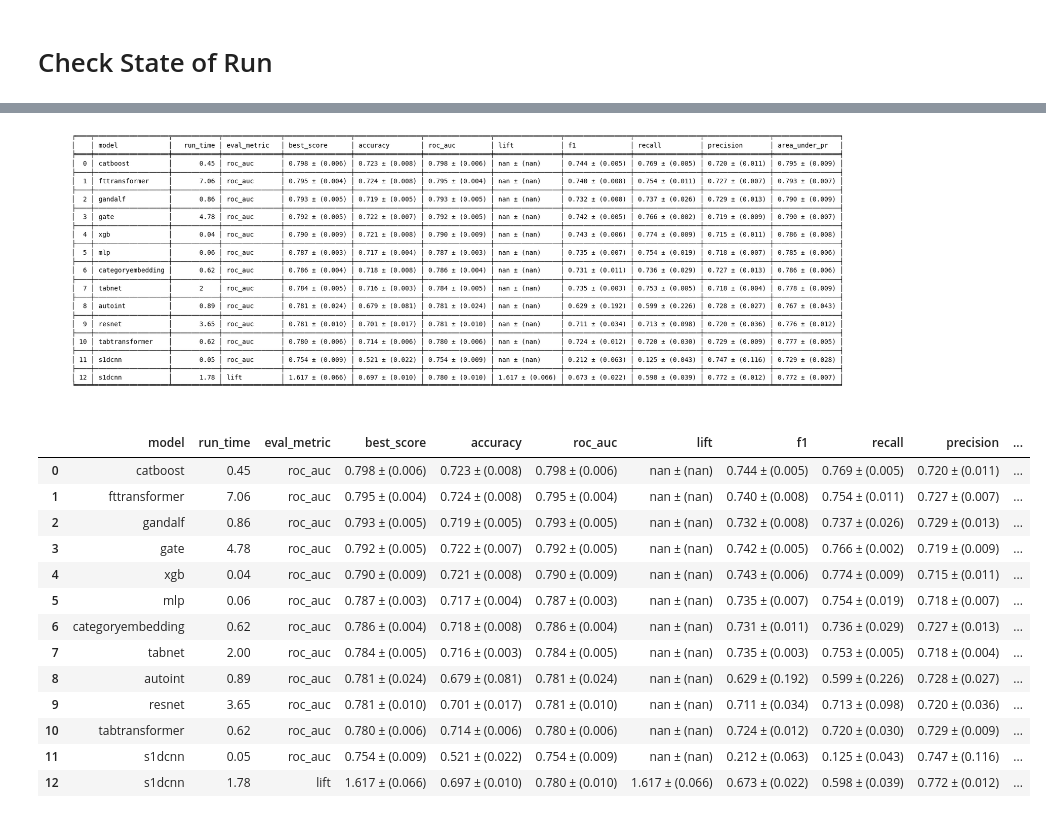
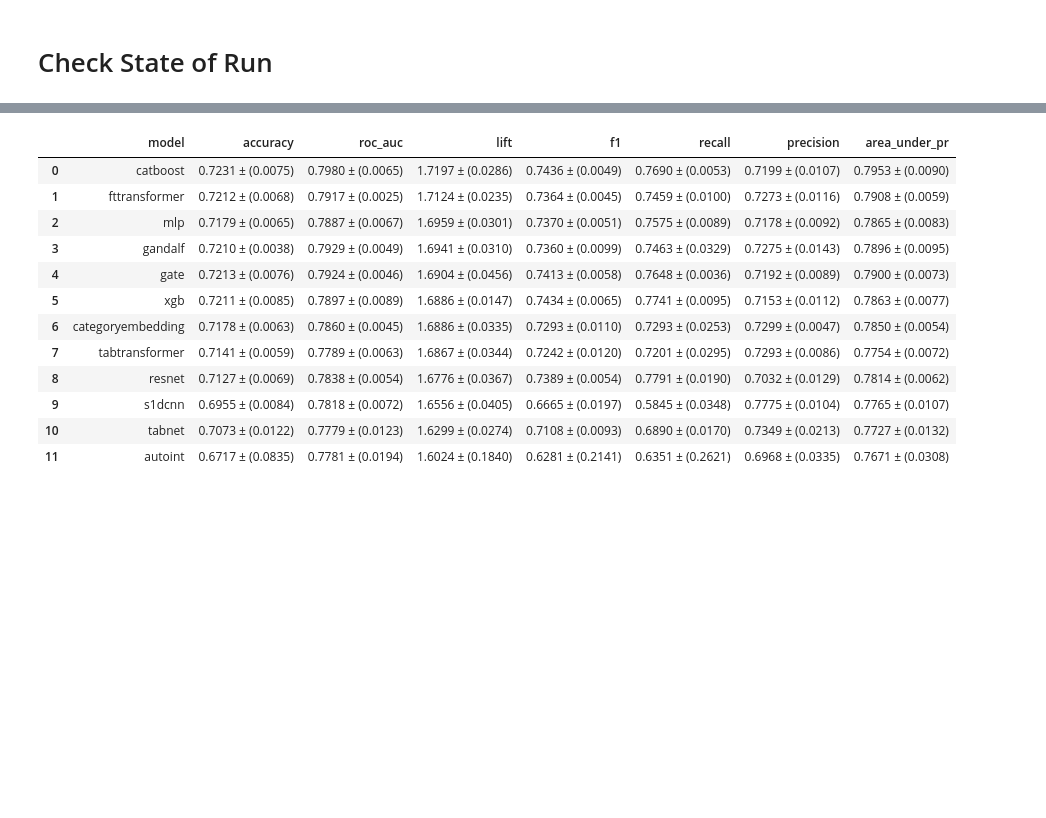
Before and after one commit to mdicio/AutoDeep, a Jupyter notebook: notebooks/ResultsExplorationBookDefault.ipynb, the cells around one changed output, grey strips where cells are left out. Drawn from its saved outputs; the diff is of its cells as text; code cells hidden in the pictures; blank space fills up the shorter version.

```diff
--- a/notebooks/ResultsExplorationBookDefault.ipynb
+++ b/notebooks/ResultsExplorationBookDefault.ipynb
@@ -12,10 +13,12 @@ import itertools
 pd.set_option("display.max_rows", None)
 pd.set_option("display.max_columns", None)
 # %%
-df = pd.read_csv(r"../output/DEFAULT_FINAL.csv")
+filename = "DEFAULT_FINAL"  ## insert the name of the file used in the runner.py
+df = pd.read_csv(r"../output/{filenanme}.csv")
 # %%
 # List of metric names
-metric_names = ["lift",
+metric_names = [
+    "lift",
     "f1",
     "mse",
     "accuracy",
@@ -24,13 +27,13 @@ metric_names = ["lift",
     "roc_auc",
     "area_under_pr",
     "r2_score",
-    "rmse"
+    "rmse",
 ]
 dataset = df.copy()
 # Create columns based on metric names
 # Convert string representations to dictionaries
 dataset["output_metrics"] = dataset["output_metrics"].apply(ast.literal_eval)
-dataset["run_time"] = dataset["run_time"].apply(lambda x: np.round(x/60, 2))
+dataset["run_time"] = dataset["run_time"].apply(lambda x: np.round(x / 60, 2))
 # Create columns based on metric names
 for metric in metric_names:
     dataset[metric] = dataset["output_metrics"].apply(
@@ -43,17 +46,18 @@ for metric in metric_names:
         lambda x: np.average(x) if isinstance(x, list) else np.nan
     )
 
-base_cols   = [
+base_cols = [
     "dataset",
     "model",
     "run_time",
     "eval_metric",
     "best_score",
     "score_std",
-    "output_metrics"]
+    "output_metrics",
+]
 
 base_cols += [i for i in metric_names]
-base_cols += [i+"_std" for i in metric_names]
+base_cols += [i + "_std" for i in metric_names]
 
 dataset = dataset[base_cols]
 # %%
@@ -235,24 +310,43 @@ make_results_table(best_df, dataset_name, display_cols, metric_cols, image_name
 # %%
-display_cols = ['model', 'run_time', 'eval_metric', 'best_score', 'accuracy','roc_auc', 'lift',
-                'f1','recall', 'precision', 'area_under_pr']
-metric_cols = ['accuracy','roc_auc', 'lift',
-                'f1','recall', 'precision', 'area_under_pr']
+display_cols = [
+    "model",
+    "accuracy",
+    "roc_auc",
+    "lift",
+    "f1",
+    "recall",
+    "precision",
+    "area_under_pr",
+]
+metric_cols = [
+    "accuracy",
+    "roc_auc",
+    "lift",
+    "f1",
+    "recall",
+    "precision",
+    "area_under_pr",
+]
 dataset_name = "heloc"
-make_results_table(best_df, dataset_name, display_cols, metric_cols, image_name = dataset_name, dpi = 1200)
+df = make_results_table(
+    best_df, dataset_name, display_cols, metric_cols, image_name=dataset_name, dpi=1200
+)
+# Apply the styling function to the specified columns
+styled_df = df.style.apply(highlight_max_row, subset=metric_cols, axis=0)
+dfi.export(styled_df, f"./tables/{folder}/df_styled_{dataset_name}.png", dpi=400)
+styled_df
 # %% [output]
-[figure, removed]
-|  | model | run_time | eval_metric | best_score | accuracy | roc_auc | lift | f1 | recall | precision | ... |
-| 0 | catboost | 0.45 | roc_auc | 0.798 ± (0.006) | 0.723 ± (0.008) | 0.798 ± (0.006) | nan ± (nan) | 0.744 ± (0.005) | 0.769 ± (0.005) | 0.720 ± (0.011) | ... |
-| 1 | fttransformer | 7.06 | roc_auc | 0.795 ± (0.004) | 0.724 ± (0.008) | 0.795 ± (0.004) | nan ± (nan) | 0.740 ± (0.008) | 0.754 ± (0.011) | 0.727 ± (0.007) | ... |
-| 2 | gandalf | 0.86 | roc_auc | 0.793 ± (0.005) | 0.719 ± (0.005) | 0.793 ± (0.005) | nan ± (nan) | 0.732 ± (0.008) | 0.737 ± (0.026) | 0.729 ± (0.013) | ... |
-| 3 | gate | 4.78 | roc_auc | 0.792 ± (0.005) | 0.722 ± (0.007) | 0.792 ± (0.005) | nan ± (nan) | 0.742 ± (0.005) | 0.766 ± (0.002) | 0.719 ± (0.009) | ... |
-| 4 | xgb | 0.04 | roc_auc | 0.790 ± (0.009) | 0.721 ± (0.008) | 0.790 ± (0.009) | nan ± (nan) | 0.743 ± (0.006) | 0.774 ± (0.009) | 0.715 ± (0.011) | ... |
-| 5 | mlp | 0.06 | roc_auc | 0.787 ± (0.003) | 0.717 ± (0.004) | 0.787 ± (0.003) | nan ± (nan) | 0.735 ± (0.007) | 0.754 ± (0.019) | 0.718 ± (0.007) | ... |
-| 6 | categoryembedding | 0.62 | roc_auc | 0.786 ± (0.004) | 0.718 ± (0.008) | 0.786 ± (0.004) | nan ± (nan) | 0.731 ± (0.011) | 0.736 ± (0.029) | 0.727 ± (0.013) | ... |
-| 7 | tabnet | 2.00 | roc_auc | 0.784 ± (0.005) | 0.716 ± (0.003) | 0.784 ± (0.005) | nan ± (nan) | 0.735 ± (0.003) | 0.753 ± (0.005) | 0.718 ± (0.004) | ... |
-| 8 | autoint | 0.89 | roc_auc | 0.781 ± (0.024) | 0.679 ± (0.081) | 0.781 ± (0.024) | nan ± (nan) | 0.629 ± (0.192) | 0.599 ± (0.226) | 0.728 ± (0.027) | ... |
-| 9 | resnet | 3.65 | roc_auc | 0.781 ± (0.010) | 0.701 ± (0.017) | 0.781 ± (0.010) | nan ± (nan) | 0.711 ± (0.034) | 0.713 ± (0.098) | 0.720 ± (0.036) | ... |
-| 10 | tabtransformer | 0.62 | roc_auc | 0.780 ± (0.006) | 0.714 ± (0.006) | 0.780 ± (0.006) | nan ± (nan) | 0.724 ± (0.012) | 0.720 ± (0.030) | 0.729 ± (0.009) | ... |
-| 11 | s1dcnn | 0.05 | roc_auc | 0.754 ± (0.009) | 0.521 ± (0.022) | 0.754 ± (0.009) | nan ± (nan) | 0.212 ± (0.063) | 0.125 ± (0.043) | 0.747 ± (0.116) | ... |
-| 12 | s1dcnn | 1.78 | lift | 1.617 ± (0.066) | 0.697 ± (0.010) | 0.780 ± (0.010) | 1.617 ± (0.066) | 0.673 ± (0.022) | 0.598 ± (0.039) | 0.772 ± (0.012) | ... |
+|  | model | accuracy | roc_auc | lift | f1 | recall | precision | area_under_pr |
+| 0 | catboost | 0.7231 ± (0.0075) | 0.7980 ± (0.0065) | 1.7197 ± (0.0286) | 0.7436 ± (0.0049) | 0.7690 ± (0.0053) | 0.7199 ± (0.0107) | 0.7953 ± (0.0090) |
+| 1 | fttransformer | 0.7212 ± (0.0068) | 0.7917 ± (0.0025) | 1.7124 ± (0.0235) | 0.7364 ± (0.0045) | 0.7459 ± (0.0100) | 0.7273 ± (0.0116) | 0.7908 ± (0.0059) |
+| 2 | mlp | 0.7179 ± (0.0065) | 0.7887 ± (0.0067) | 1.6959 ± (0.0301) | 0.7370 ± (0.0051) | 0.7575 ± (0.0089) | 0.7178 ± (0.0092) | 0.7865 ± (0.0083) |
+| 3 | gandalf | 0.7210 ± (0.0038) | 0.7929 ± (0.0049) | 1.6941 ± (0.0310) | 0.7360 ± (0.0099) | 0.7463 ± (0.0329) | 0.7275 ± (0.0143) | 0.7896 ± (0.0095) |
+| 4 | gate | 0.7213 ± (0.0076) | 0.7924 ± (0.0046) | 1.6904 ± (0.0456) | 0.7413 ± (0.0058) | 0.7648 ± (0.0036) | 0.7192 ± (0.0089) | 0.7900 ± (0.0073) |
+| 5 | xgb | 0.7211 ± (0.0085) | 0.7897 ± (0.0089) | 1.6886 ± (0.0147) | 0.7434 ± (0.0065) | 0.7741 ± (0.0095) | 0.7153 ± (0.0112) | 0.7863 ± (0.0077) |
+| 6 | categoryembedding | 0.7178 ± (0.0063) | 0.7860 ± (0.0045) | 1.6886 ± (0.0335) | 0.7293 ± (0.0110) | 0.7293 ± (0.0253) | 0.7299 ± (0.0047) | 0.7850 ± (0.0054) |
+| 7 | tabtransformer | 0.7141 ± (0.0059) | 0.7789 ± (0.0063) | 1.6867 ± (0.0344) | 0.7242 ± (0.0120) | 0.7201 ± (0.0295) | 0.7293 ± (0.0086) | 0.7754 ± (0.0072) |
+| 8 | resnet | 0.7127 ± (0.0069) | 0.7838 ± (0.0054) | 1.6776 ± (0.0367) | 0.7389 ± (0.0054) | 0.7791 ± (0.0190) | 0.7032 ± (0.0129) | 0.7814 ± (0.0062) |
+| 9 | s1dcnn | 0.6955 ± (0.0084) | 0.7818 ± (0.0072) | 1.6556 ± (0.0405) | 0.6665 ± (0.0197) | 0.5845 ± (0.0348) | 0.7775 ± (0.0104) | 0.7765 ± (0.0107) |
+| 10 | tabnet | 0.7073 ± (0.0122) | 0.7779 ± (0.0123) | 1.6299 ± (0.0274) | 0.7108 ± (0.0093) | 0.6890 ± (0.0170) | 0.7349 ± (0.0213) | 0.7727 ± (0.0132) |
+| 11 | autoint | 0.6717 ± (0.0835) | 0.7781 ± (0.0194) | 1.6024 ± (0.1840) | 0.6281 ± (0.2141) | 0.6351 ± (0.2621) | 0.6968 ± (0.0335) | 0.7671 ± (0.0308) |
 # %%
```
Also changed, not shown: parts of 21 cells of this notebook, 27 other files.
